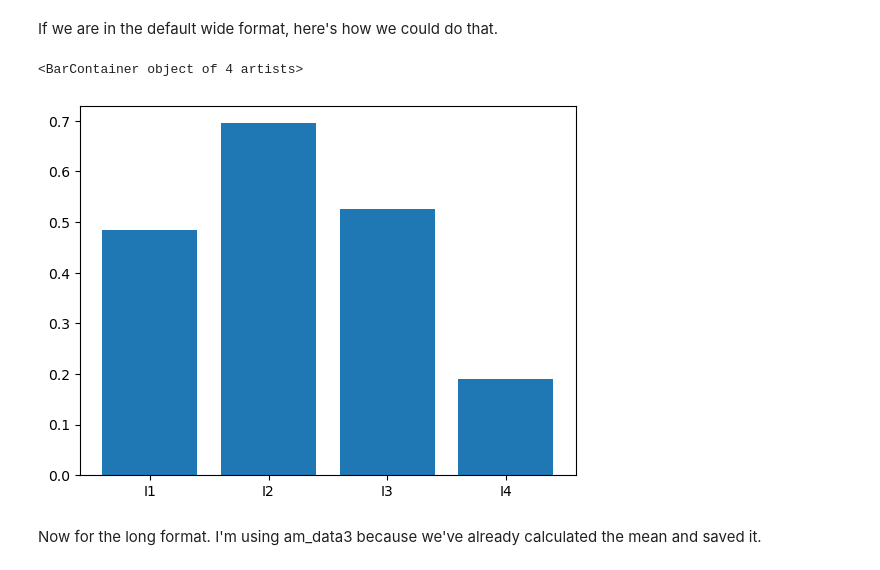
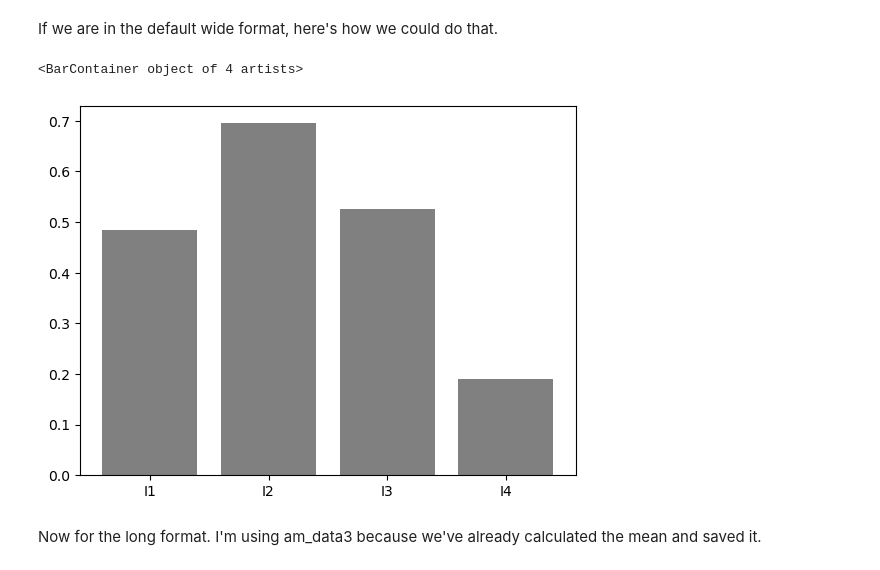
Before and after one commit to gphaser/Python-Intro, a Jupyter notebook: Question data.ipynb, the cells around one changed output. Saved outputs shown, nothing was run; the diff lists cells and outputs as text; code cells hidden in the pictures.

```diff
--- a/Question data.ipynb
+++ b/Question data.ipynb
@@ -385,12 +412,12 @@ If we are in the default wide format, here's how we could do that.
 # %%
 # step 1: calculate the means
 mean_correctness = am_data[['I1', 'I2', 'I3', 'I4']].mean()
 
 # step 2: create the plot
-plt.bar(mean_correctness.index, mean_correctness.values)
+plt.bar(mean_correctness.index, mean_correctness.values, color='grey')
 # %% [output]
 <BarContainer object of 4 artists>
-[figure, old version]
+[figure, new version]
 # %% [markdown]
 Now for the long format. I'm using am_data3 because we've already calculated the mean and saved it.
 # %%
```
Also changed, not shown: parts of 40 cells of this notebook.
